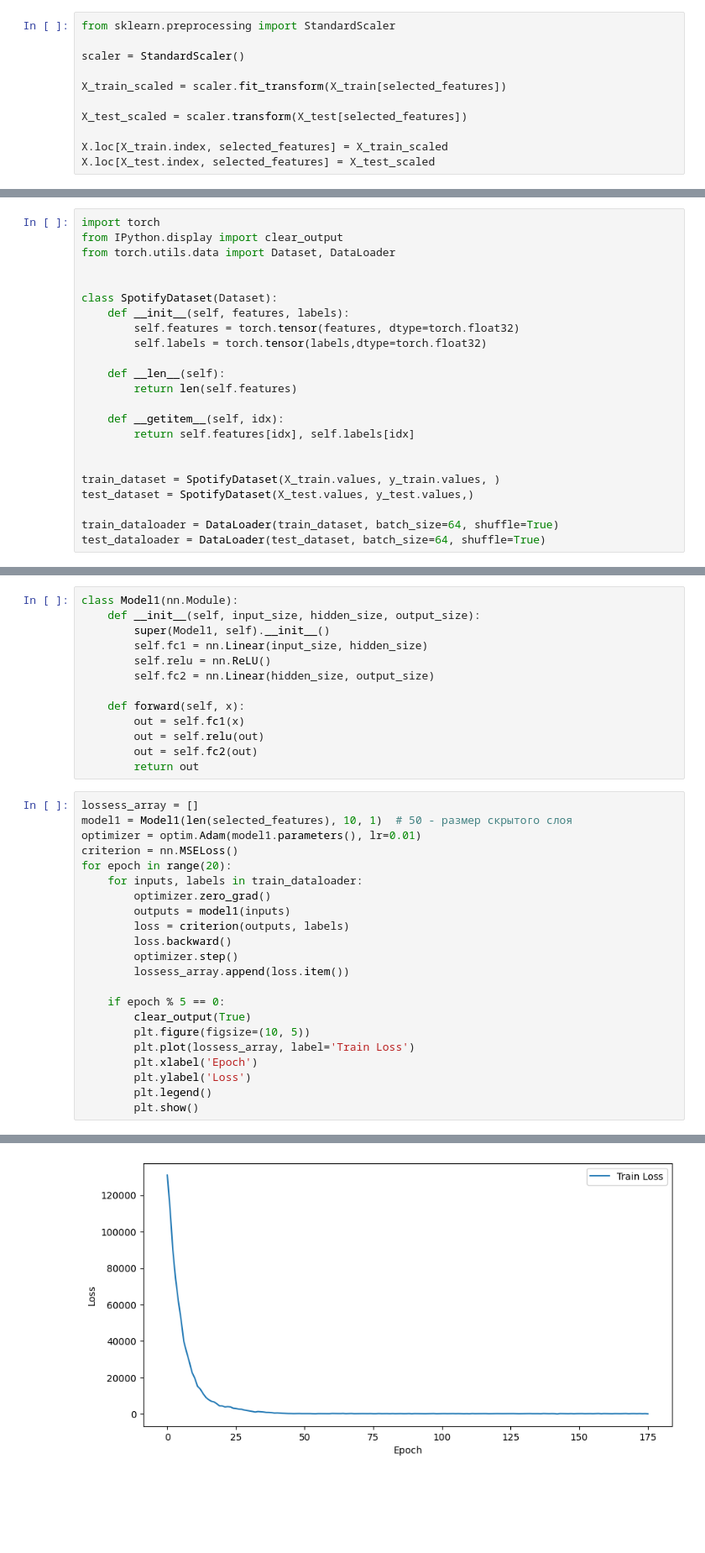
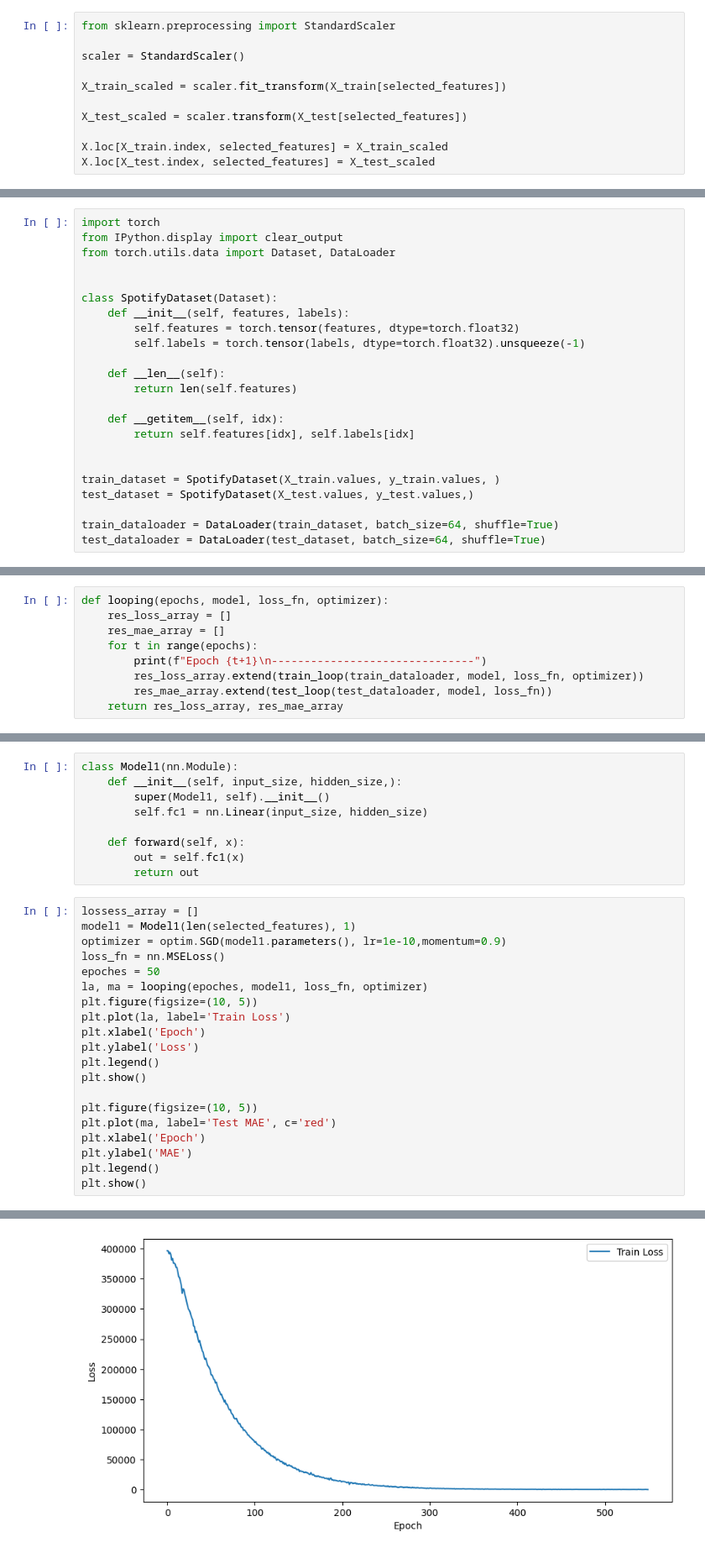
Before and after one commit to zamuragin03/LR1_ML, a Jupyter notebook: LR4/04_lab_dl_intro.ipynb, the cells around one changed output, grey strips where cells are left out. Shown: that part at 84% size. Saved outputs shown, nothing was run; the diff lists cells and outputs as text; blank space fills up the shorter version.

```diff
--- a/LR4/04_lab_dl_intro.ipynb
+++ b/LR4/04_lab_dl_intro.ipynb
@@ -151,7 +171,7 @@ from torch.utils.data import Dataset, DataLoader
 class SpotifyDataset(Dataset):
     def __init__(self, features, labels):
         self.features = torch.tensor(features, dtype=torch.float32)
-        self.labels = torch.tensor(labels,dtype=torch.float32)
+        self.labels = torch.tensor(labels, dtype=torch.float32).unsqueeze(-1)
 
     def __len__(self):
         return len(self.features)
@@ -167,0 +227,9 @@ test_dataloader = DataLoader(test_dataset, batch_size=64, shuffle=True)
+# %%
+def looping(epochs, model, loss_fn, optimizer):
+    res_loss_array = []
+    res_mae_array = []
+    for t in range(epochs):
+        print(f"Epoch {t+1}\n-------------------------------")
+        res_loss_array.extend(train_loop(train_dataloader, model, loss_fn, optimizer))
+        res_mae_array.extend(test_loop(test_dataloader, model, loss_fn))
+    return res_loss_array, res_mae_array
@@ -168,36 +238,30 @@ test_dataloader = DataLoader(test_dataset, batch_size=64, shuffle=True)
 # %%
 class Model1(nn.Module):
-    def __init__(self, input_size, hidden_size, output_size):
+    def __init__(self, input_size, hidden_size,):
         super(Model1, self).__init__()
         self.fc1 = nn.Linear(input_size, hidden_size)
-        self.relu = nn.ReLU()
-        self.fc2 = nn.Linear(hidden_size, output_size)
 
     def forward(self, x):
         out = self.fc1(x)
-        out = self.relu(out)
-        out = self.fc2(out)
         return out
 # %%
 lossess_array = []
-model1 = Model1(len(selected_features), 10, 1)  # 50 - размер скрытого слоя
-optimizer = optim.Adam(model1.parameters(), lr=0.01)
-criterion = nn.MSELoss()
-for epoch in range(20):
-    for inputs, labels in train_dataloader:
-        optimizer.zero_grad()
-        outputs = model1(inputs)
-        loss = criterion(outputs, labels)
-        loss.backward()
-        optimizer.step()
-        lossess_array.append(loss.item())
+model1 = Model1(len(selected_features), 1)
+optimizer = optim.SGD(model1.parameters(), lr=1e-10,momentum=0.9)
+loss_fn = nn.MSELoss()
+epoches = 50
+la, ma = looping(epoches, model1, loss_fn, optimizer)
+plt.figure(figsize=(10, 5))
+plt.plot(la, label='Train Loss')
+plt.xlabel('Epoch')
+plt.ylabel('Loss')
+plt.legend()
+plt.show()
 
-    if epoch % 5 == 0:
-        clear_output(True)
-        plt.figure(figsize=(10, 5))
-        plt.plot(lossess_array, label='Train Loss')
-        plt.xlabel('Epoch')
-        plt.ylabel('Loss')
-        plt.legend()
-        plt.show()
+plt.figure(figsize=(10, 5))
+plt.plot(ma, label='Test MAE', c='red')
+plt.xlabel('Epoch')
+plt.ylabel('MAE')
+plt.legend()
+plt.show()
 # %% [output]
@@ -204 +285 @@ for epoch in range(20):
-[figure, old version]
+[figure, new version]
```
Also changed, not shown: parts of 18 cells of this notebook.
